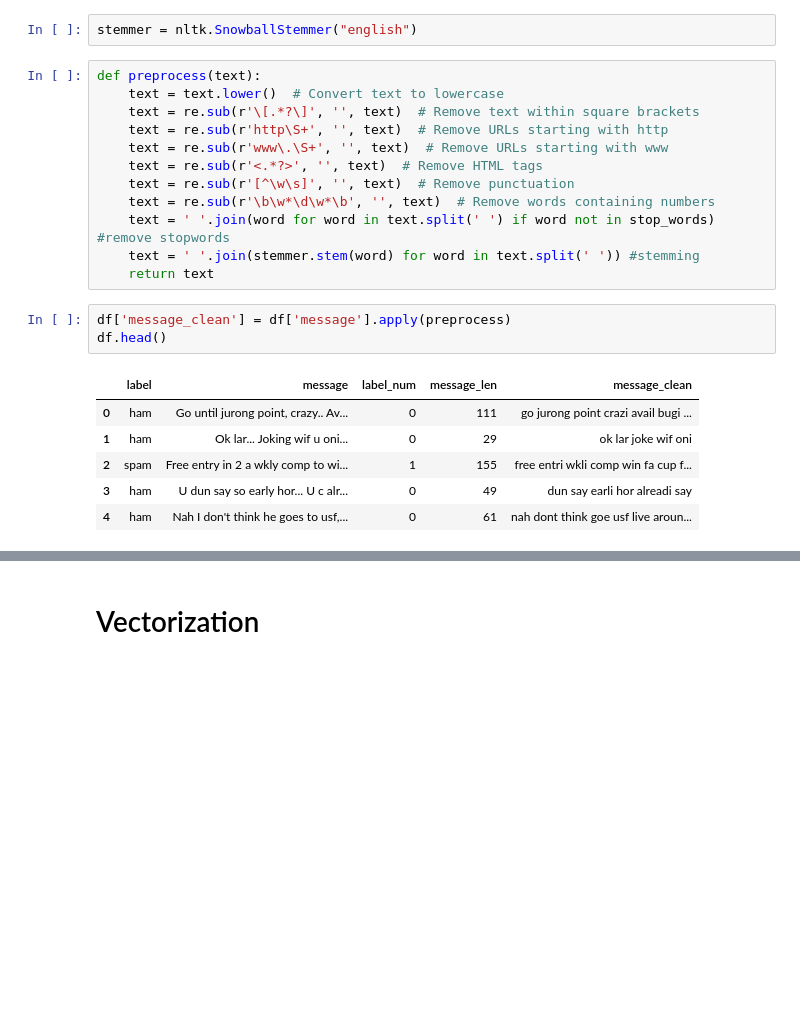
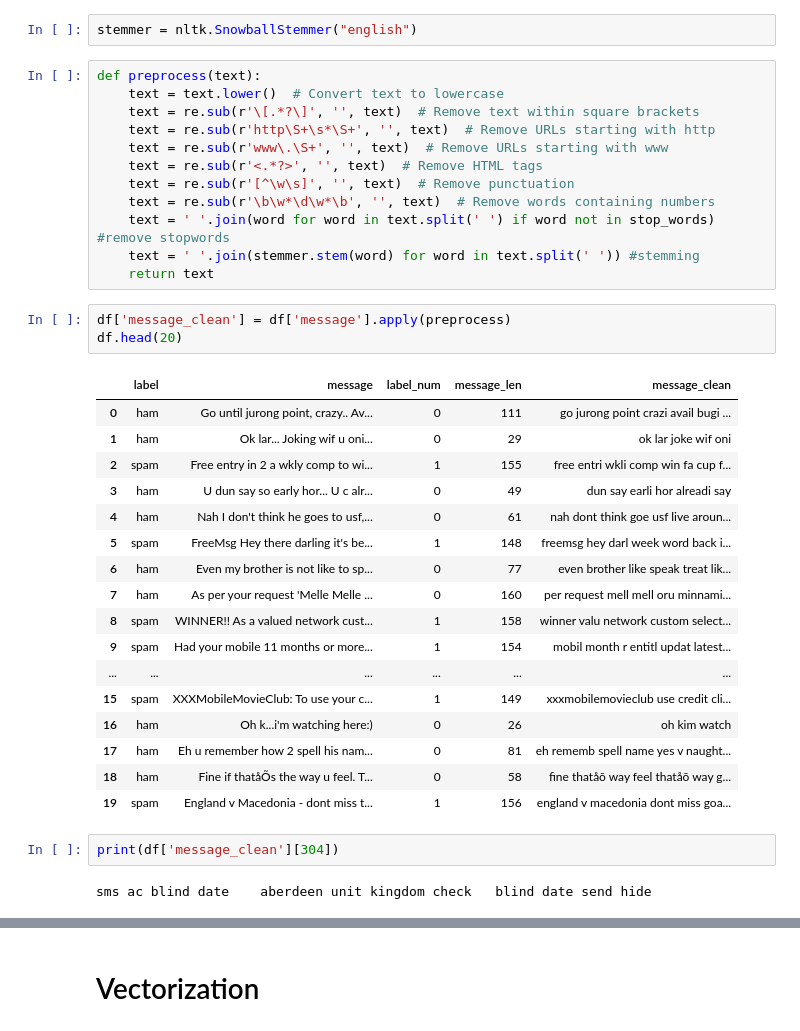
Before and after one commit to lailaghani/Text-Analytics, a Jupyter notebook: 5. Text Classification/Lab 6 Text Classification.ipynb, the cells around one changed output, grey strips where cells are left out. Drawn from its saved outputs; the diff is of its cells as text; blank space fills up the shorter version.

```diff
--- a/5. Text Classification/Lab 6 Text Classification.ipynb
+++ b/5. Text Classification/Lab 6 Text Classification.ipynb
@@ -154,7 +154,7 @@ stemmer = nltk.SnowballStemmer("english")
 def preprocess(text):
     text = text.lower()  # Convert text to lowercase
     text = re.sub(r'\[.*?\]', '', text)  # Remove text within square brackets
-    text = re.sub(r'http\S+', '', text)  # Remove URLs starting with http
+    text = re.sub(r'http\S+\s*\S+', '', text)  # Remove URLs starting with http
     text = re.sub(r'www\.\S+', '', text)  # Remove URLs starting with www
     text = re.sub(r'<.*?>', '', text)  # Remove HTML tags
     text = re.sub(r'[^\w\s]', '', text)  # Remove punctuation
@@ -164,14 +164,29 @@ def preprocess(text):
     return text
 # %%
 df['message_clean'] = df['message'].apply(preprocess)
-df.head()
+df.head(20)
 # %% [output]
 |  | label | message | label_num | message_len | message_clean |
 | 0 | ham | Go until jurong point, crazy.. Av... | 0 | 111 | go jurong point crazi avail bugi ... |
 | 1 | ham | Ok lar... Joking wif u oni... | 0 | 29 | ok lar joke wif oni |
 | 2 | spam | Free entry in 2 a wkly comp to wi... | 1 | 155 | free entri wkli comp win fa cup f... |
 | 3 | ham | U dun say so early hor... U c alr... | 0 | 49 | dun say earli hor alreadi say |
 | 4 | ham | Nah I don't think he goes to usf,... | 0 | 61 | nah dont think goe usf live aroun... |
+| 5 | spam | FreeMsg Hey there darling it's be... | 1 | 148 | freemsg hey darl week word back i... |
+| 6 | ham | Even my brother is not like to sp... | 0 | 77 | even brother like speak treat lik... |
+| 7 | ham | As per your request 'Melle Melle ... | 0 | 160 | per request mell mell oru minnami... |
+| 8 | spam | WINNER!! As a valued network cust... | 1 | 158 | winner valu network custom select... |
+| 9 | spam | Had your mobile 11 months or more... | 1 | 154 | mobil month r entitl updat latest... |
+| ... | ... | ... | ... | ... | ... |
+| 15 | spam | XXXMobileMovieClub: To use your c... | 1 | 149 | xxxmobilemovieclub use credit cli... |
+| 16 | ham | Oh k...i'm watching here:) | 0 | 26 | oh kim watch |
+| 17 | ham | Eh u remember how 2 spell his nam... | 0 | 81 | eh rememb spell name yes v naught... |
+| 18 | ham | Fine if thatåÕs the way u feel. T... | 0 | 58 | fine thatåõ way feel thatåõ way g... |
+| 19 | spam | England v Macedonia - dont miss t... | 1 | 156 | england v macedonia dont miss goa... |
+# %%
+print(df['message_clean'][304])
+# %% [output]
+sms ac blind date    aberdeen unit kingdom check   blind date send hide
 # %%
 pip install wordcloud
 # %% [output]
```
Also changed, not shown: parts of 6 cells of this notebook.
